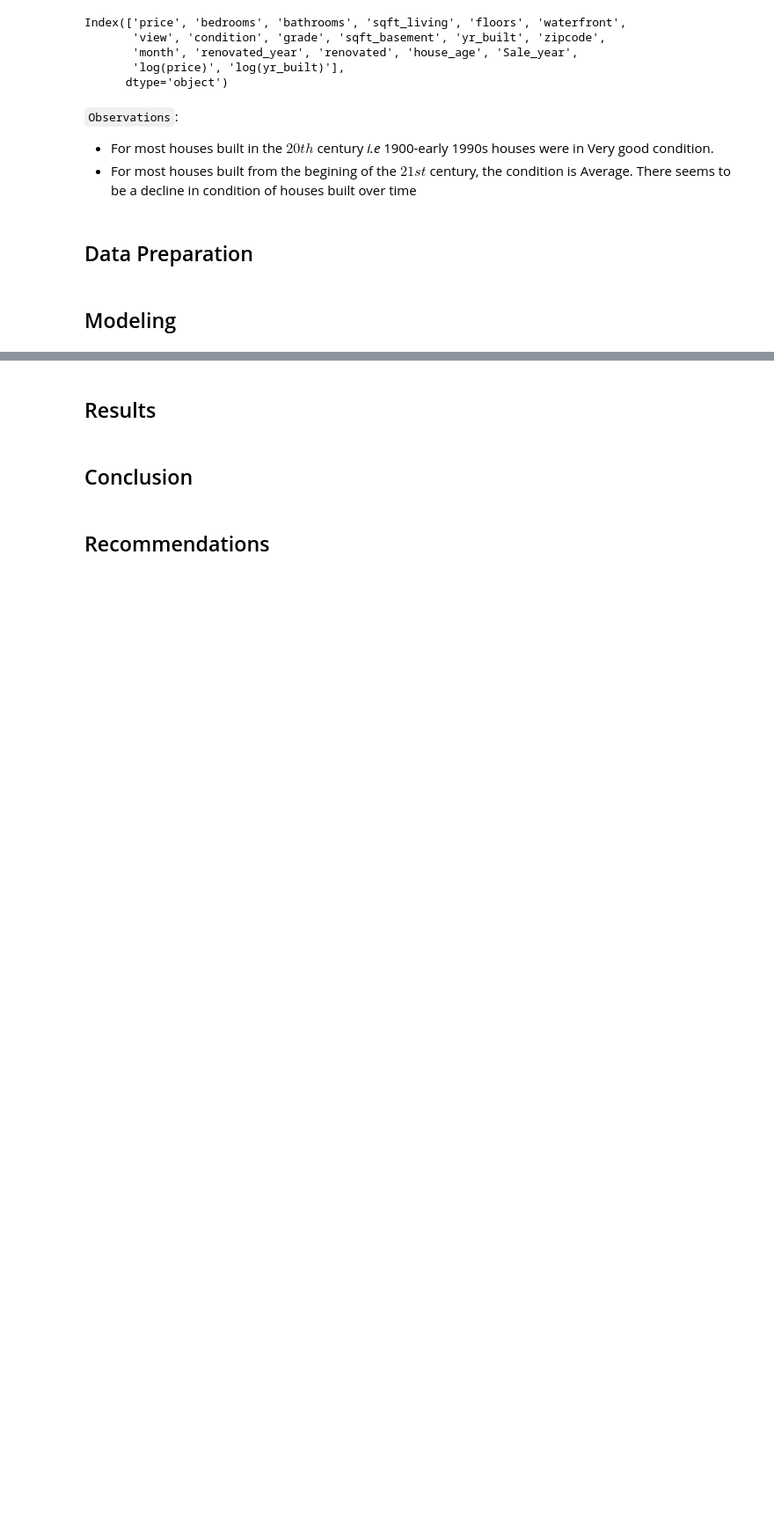
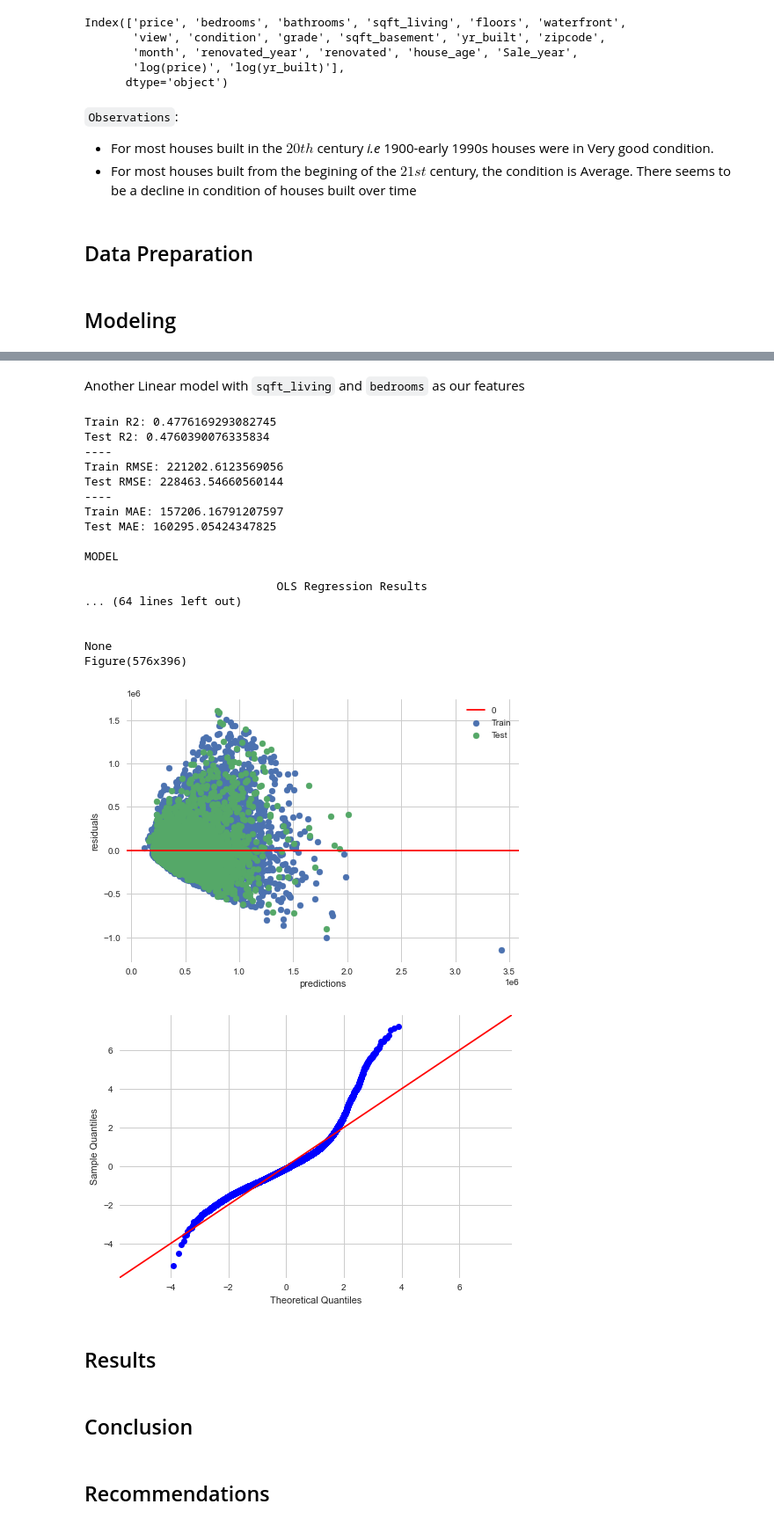
Before and after one commit to R3TR0Quan/KC_Realestate_Analysis_and_Modelling, a Jupyter notebook: notebook.ipynb, the cells around one changed output, grey strips where cells are left out. Shown at 88% size. Cells and saved outputs as stored; diff of their text form; code cells hidden in the pictures; blank space fills up the shorter version.

```diff
--- a/notebook.ipynb
+++ b/notebook.ipynb
@@ -881,3 +1016,27 @@ Index(['price', 'bedrooms', 'bathrooms', 'sqft_living', 'floors', 'waterfront',
+# %% [markdown]
+Another Linear model with `sqft_living` and `bedrooms` as our features
+# %%
+model_and_assess(['sqft_living', 'bedrooms'], data)
+# %% [output]
+Train R2: 0.4776169293082745
+Test R2: 0.4760390076335834
+----
+Train RMSE: 221202.6123569056
+Test RMSE: 228463.54660560144
+----
+Train MAE: 157206.16791207597
+Test MAE: 160295.05424347825
+
+MODEL
+
+                            OLS Regression Results
+... (64 lines left out)
+
+
+None
+Figure(576x396)
+[figure, added]
+[figure, added]
 # %% [markdown]
 ## Results
 # %% [markdown]
```
Also changed, not shown: parts of 16 cells of this notebook.
